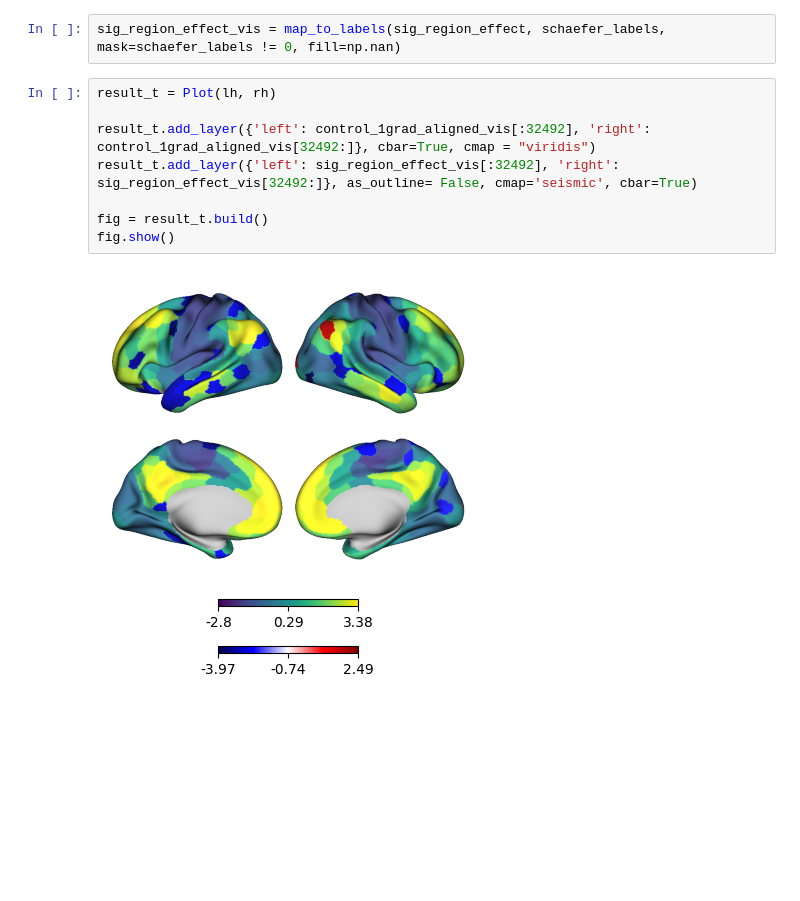
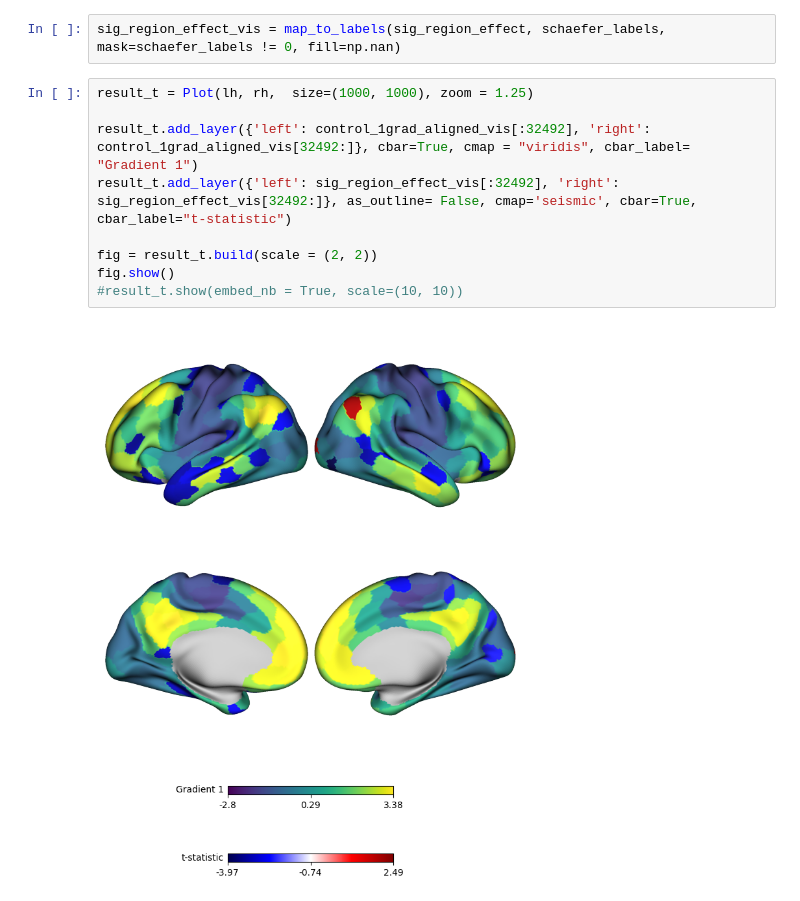
Before and after one commit to victoris93/feature-selection-scz, a Jupyter notebook: COBRE/cobre_analyses.ipynb, the cells around one changed output. Drawn from its saved outputs; the diff is of its cells as text; blank space fills up the shorter version.

Commit message:
visualization

```diff
--- a/COBRE/cobre_analyses.ipynb
+++ b/COBRE/cobre_analyses.ipynb
@@ -283,12 +283,13 @@ sig_region_effect[sig_regions == True]  = ttest_df["Statistic"].values[sig_regio
 # %%
 sig_region_effect_vis = map_to_labels(sig_region_effect, schaefer_labels, mask=schaefer_labels != 0, fill=np.nan)
 # %%
-result_t = Plot(lh, rh)
+result_t = Plot(lh, rh,  size=(1000, 1000), zoom = 1.25)
 
-result_t.add_layer({'left': control_1grad_aligned_vis[:32492], 'right': control_1grad_aligned_vis[32492:]}, cbar=True, cmap = "viridis")
-result_t.add_layer({'left': sig_region_effect_vis[:32492], 'right': sig_region_effect_vis[32492:]}, as_outline= False, cmap='seismic', cbar=True)
+result_t.add_layer({'left': control_1grad_aligned_vis[:32492], 'right': control_1grad_aligned_vis[32492:]}, cbar=True, cmap = "viridis", cbar_label= "Gradient 1")
+result_t.add_layer({'left': sig_region_effect_vis[:32492], 'right': sig_region_effect_vis[32492:]}, as_outline= False, cmap='seismic', cbar=True, cbar_label="t-statistic")
 
-fig = result_t.build()
+fig = result_t.build(scale = (2, 2))
 fig.show()
+#result_t.show(embed_nb = True, scale=(10, 10))
 # %% [output]
-[figure, old version]
+[figure, new version]
```
